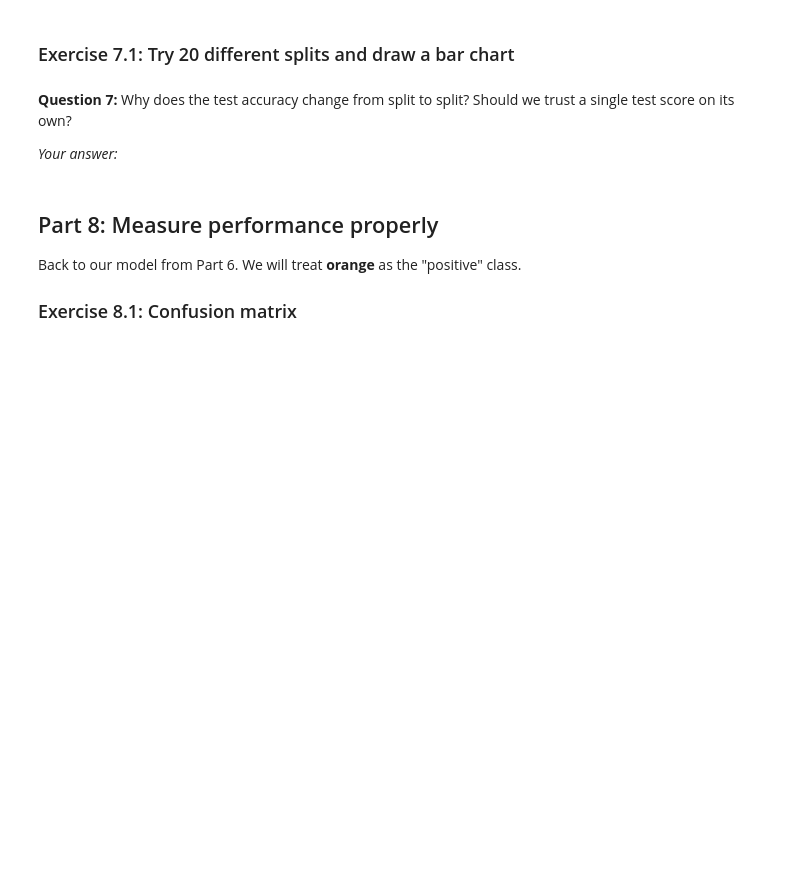
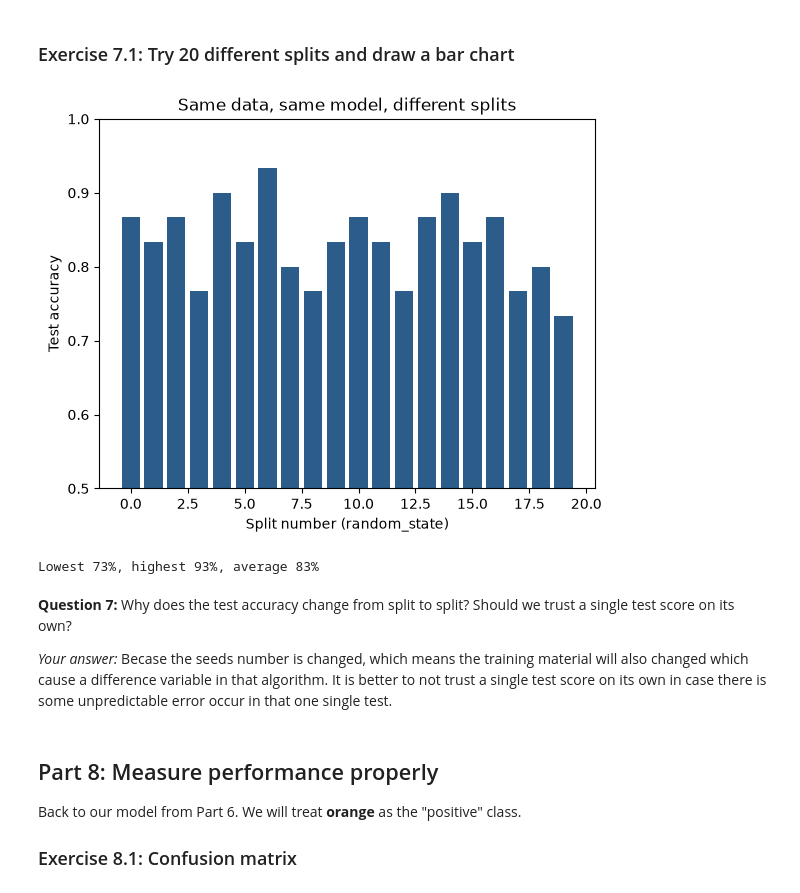
Before and after one commit to LouisHeiGamer/Work-Desk-88, a Jupyter notebook: Lesson_4/ml_fruit_lab_exercises.ipynb, the cells around one changed output. Saved outputs shown, nothing was run; the diff lists cells and outputs as text; code cells hidden in the pictures; blank space fills up the shorter version.

```diff
--- a/Lesson_4/ml_fruit_lab_exercises.ipynb
+++ b/Lesson_4/ml_fruit_lab_exercises.ipynb
@@ -305,20 +307,24 @@ print(f"Split 42 gives {test_accuracy_for_split(42):.0%}")   # should match Exer
 ### Exercise 7.1: Try 20 different splits and draw a bar chart
 # %%
 seeds = range(20)
-scores = [test_accuracy_for_split(s) for s in ...]    # TODO: loop over the seeds
+scores = [test_accuracy_for_split(s) for s in seeds]    # TODO: loop over the seeds
 
 plt.bar(seeds, scores, color="#2B5C8A")
 plt.xlabel("Split number (random_state)")
 plt.ylabel("Test accuracy")
 plt.ylim(0.5, 1)
 plt.title("Same data, same model, different splits")
 plt.show()
 
 print(f"Lowest {min(scores):.0%}, highest {max(scores):.0%}, average {np.mean(scores):.0%}")
+# %% [output]
+[figure, added]
+Lowest 73%, highest 93%, average 83%
 # %% [markdown]
 **Question 7:** Why does the test accuracy change from split to split? Should we trust a single test score on its own?
 
 *Your answer:*
+    Becase the seeds number is changed, which means the training material will also changed which cause a difference variable in that algorithm. It is better to not trust a single test score on its own in case there is some unpredictable error occur in that one single test.
 # %% [markdown]
 ## Part 8: Measure performance properly
 Back to our model from Part 6. We will treat **orange** as the "positive" class.
```
Also changed, not shown: parts of 5 cells of this notebook.
